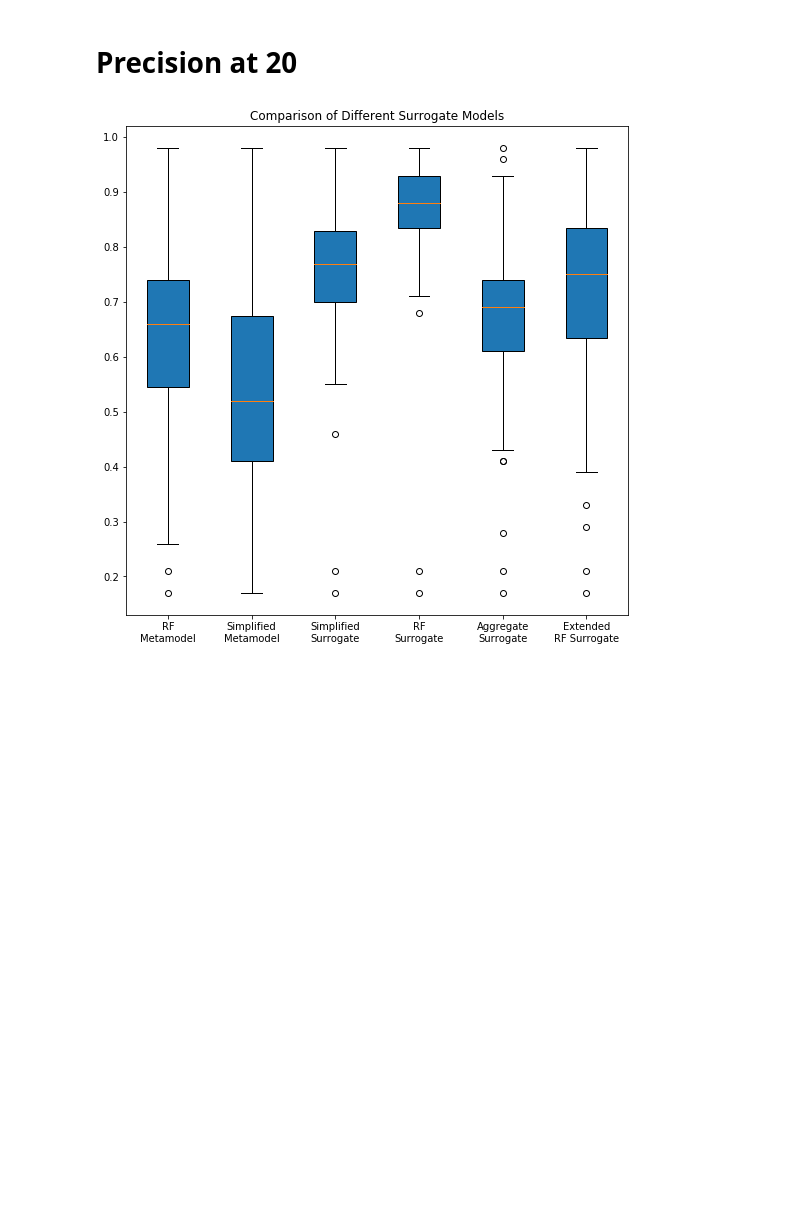
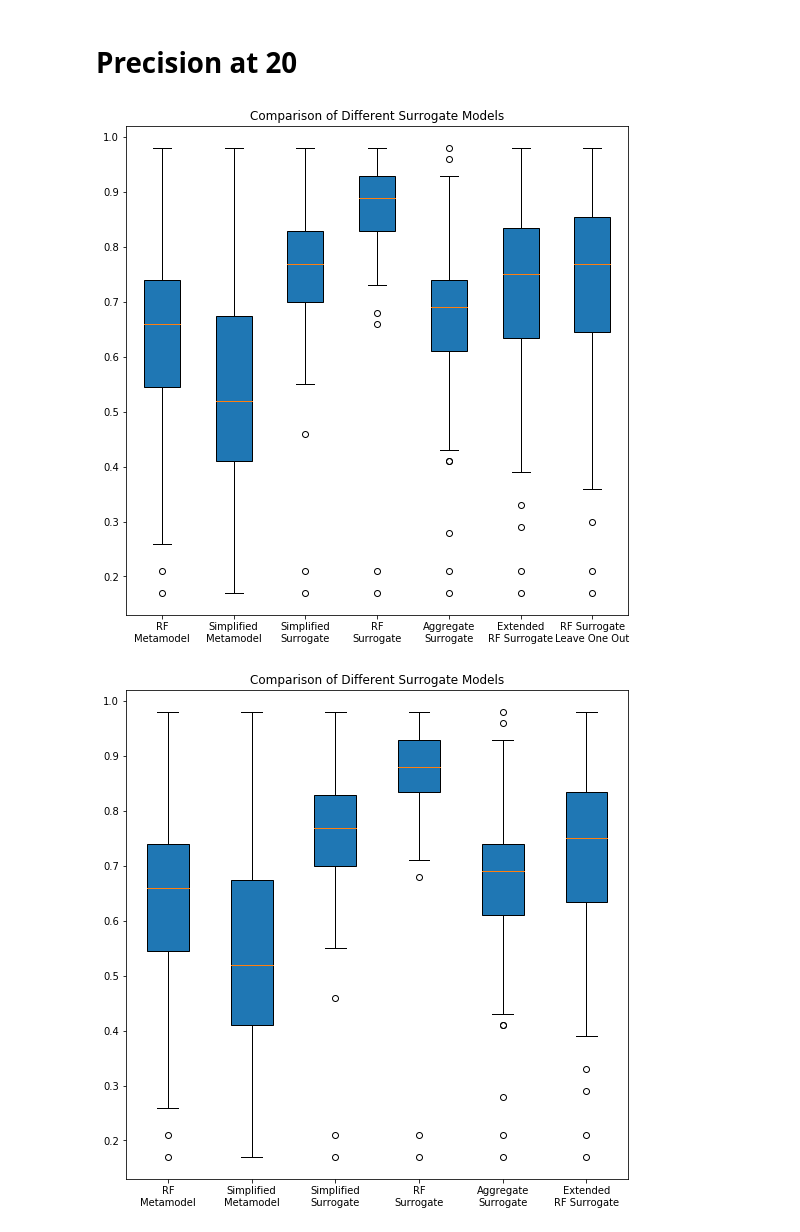
Before and after one commit to prerna135/autoML-code, a Jupyter notebook: Random Forest Metamodel.ipynb, the cells around one changed output. Drawn from its saved outputs; the diff is of its cells as text; code cells hidden in the pictures; blank space fills up the shorter version.

Commit message:
add rf leave one out model

```diff
--- a/Random Forest Metamodel.ipynb
+++ b/Random Forest Metamodel.ipynb
@@ -230,6 +230,7 @@ metamodel_scores = []
 rf_surrogate_scores = []
 aggregate_surrogate_scores = []
 erf_metamodel_scores = []
+rf_loo_scores = []
 
 for i, task_id in enumerate(task_ids):
     X_task, y_task, _ = data_dict[task_id]
@@ -250,20 +251,26 @@ for i, task_id in enumerate(task_ids):
             X_agg = np.vstack((X_agg, data_dict[t][0]))
             y_agg = np.vstack((y_agg, np.tile(y[j,:], (len(data_dict[t][1]),1))))
 
-    # leave one out for extended random forest surrogate
-    X_ext = np.empty([0, 21])
-    y_ext = np.empty([0, ])
+    # leave one out for leave one out random forest surrogate
+    X_rf = np.empty([0, 2])
+    y_rf = np.empty([0, ])
     for j, t in enumerate(task_ids):
         if t != task_id:
-            X_ext = np.vstack((X_ext, modified_data_dict[t][0]))
-            y_ext = np.append(y_ext, modified_data_dict[t][1])
+            X_rf = np.vstack((X_rf, data_dict[t][0]))
+            y_rf = np.append(y_rf, data_dict[t][1])
 
-    # aggregate surrogate which predicts y from (a-e)
+    # linear aggregate surrogate which predicts (a-e) from c and gamma
     loo_agg_surrogate = LinearRegression()
     loo_agg_surrogate.fit(X_agg, y_agg)
     loo_agg_surrogate_coeff = np.mean(loo_agg_surrogate.predict(X_task), axis=0)
     print('aggregate surrogate model',)
     aggregate_surrogate_scores.append(precatn(task_id, None, X_task, y_task, topn=20, coeff=tuple(loo_agg_surrogate_coeff)))
+
+     # random forest aggregate surrogate which predicts y from c and gamma with loo
+    loo_rf_surrogate = rf_surrogate[task_id].named_steps['random search'].best_estimator_
+    loo_rf_surrogate.fit(X_rf, y_rf)
+    print('random forest surrogate model with leave one out',)
+    rf_loo_scores.append(precatn(task_id, loo_rf_surrogate, X_task, y_task, topn=20, loo=True))
 
     # leave one out random forest metamodel
 #     loo_rf_metamodel = train_model_rs(X_meta, y_meta)
@@ -445,6 +473,22 @@ random forest surrogate model
 ... (87 outputs left out)
 # %% [markdown]
 # Precision at 20
+# %%
+data = [rf_metamodel_scores, metamodel_scores,\
+        simplified_surrogate_scores, rf_surrogate_scores,\
+        aggregate_surrogate_scores, erf_metamodel_scores, rf_loo_scores]
+labels = ['RF\nMetamodel', 'Simplified\nMetamodel', 'Simplified\nSurrogate',\
+          'RF\nSurrogate', 'Aggregate\nSurrogate', 'Extended\nRF Surrogate', 'RF Surrogate\nLeave One Out']
+fig, ax = plt.subplots(figsize=(9, 9))
+ax.set_title('Comparison of Different Surrogate Models')
+bplot = ax.boxplot(data, labels=labels, patch_artist=True, vert=True)
+colors = ['red', 'blue', 'green', 'pink', 'cyan', 'black']
+# for bp in bplot:
+#     for patch, color in zip(bp['boxes'], colors):
+#         patch.set_facecolor(color)
+plt.show()
+# %% [output]
+[figure, added]
 # %%
 data = [rf_metamodel_scores, metamodel_scores,\
         simplified_surrogate_scores, rf_surrogate_scores,\
```
Also changed, not shown: parts of 1 cell of this notebook.
